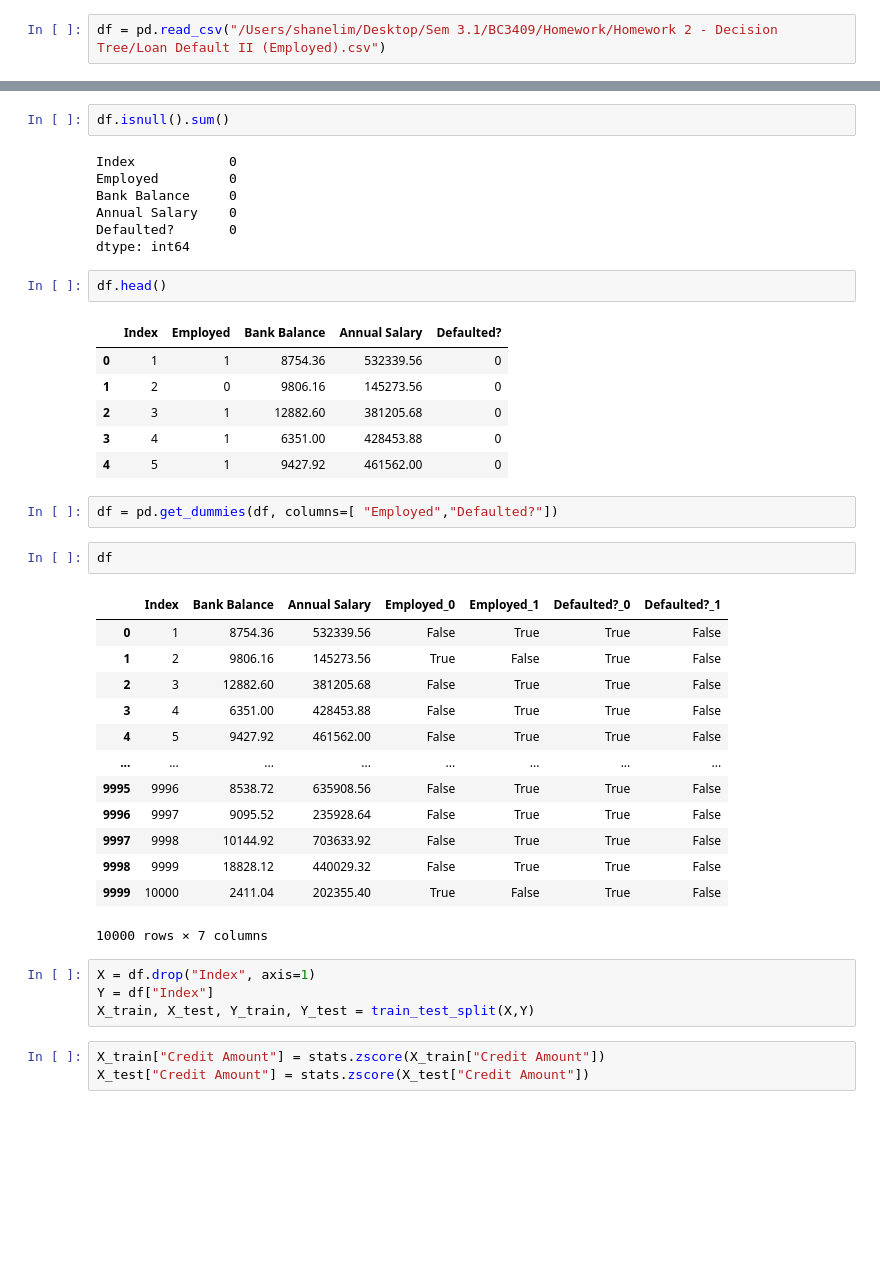
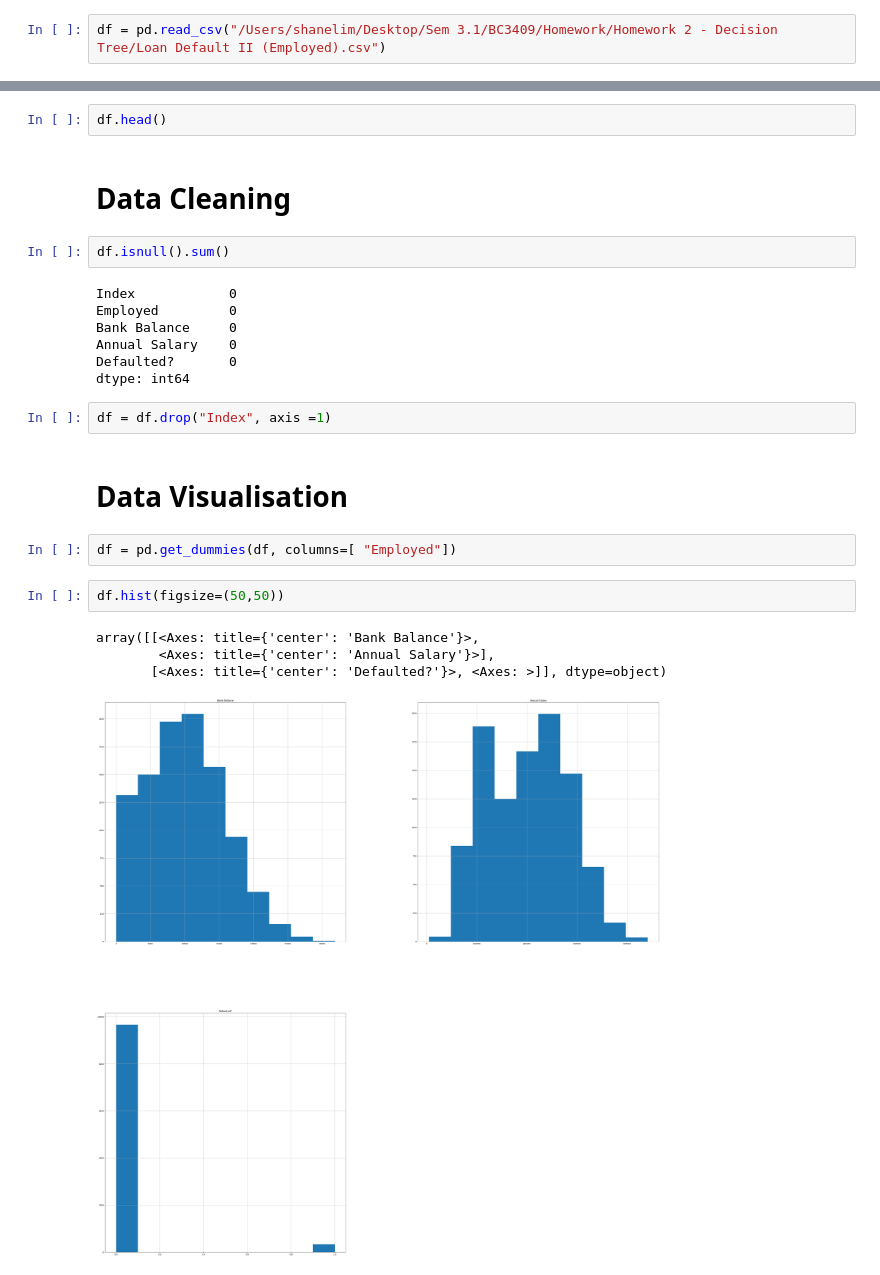
Before and after one commit to shanelze/bc3409-homework2, a Jupyter notebook: Homework2_ShaneLim.ipynb, the cells around one changed output, grey strips where cells are left out. Drawn from its saved outputs; the diff is of its cells as text; blank space fills up the shorter version.

```diff
--- a/Homework2_ShaneLim.ipynb
+++ b/Homework2_ShaneLim.ipynb
@@ -13,3 +52,7 @@ df = pd.read_csv("/Users/shanelim/Desktop/Sem 3.1/BC3409/Homework/Homework 2 - D
+# %%
+df.head()
+# %% [markdown]
+# Data Cleaning
 # %%
 df.isnull().sum()
 # %% [output]
@@ -19,37 +62,16 @@ Bank Balance     0
 Annual Salary    0
 Defaulted?       0
 dtype: int64
-# %%
-df.head()
-# %% [output]
-|  | Index | Employed | Bank Balance | Annual Salary | Defaulted? |
-| 0 | 1 | 1 | 8754.36 | 532339.56 | 0 |
-| 1 | 2 | 0 | 9806.16 | 145273.56 | 0 |
-| 2 | 3 | 1 | 12882.60 | 381205.68 | 0 |
-| 3 | 4 | 1 | 6351.00 | 428453.88 | 0 |
-| 4 | 5 | 1 | 9427.92 | 461562.00 | 0 |
+# %%
+df = df.drop("Index", axis =1)
+# %% [markdown]
+# Data Visualisation
 # %%
-df = pd.get_dummies(df, columns=[ "Employed","Defaulted?"])
+df = pd.get_dummies(df, columns=[ "Employed"])
-# %%
-df
-# %% [output]
-|  | Index | Bank Balance | Annual Salary | Employed_0 | Employed_1 | Defaulted?_0 | Defaulted?_1 |
-| 0 | 1 | 8754.36 | 532339.56 | False | True | True | False |
-| 1 | 2 | 9806.16 | 145273.56 | True | False | True | False |
-| 2 | 3 | 12882.60 | 381205.68 | False | True | True | False |
-| 3 | 4 | 6351.00 | 428453.88 | False | True | True | False |
-| 4 | 5 | 9427.92 | 461562.00 | False | True | True | False |
-| ... | ... | ... | ... | ... | ... | ... | ... |
-| 9995 | 9996 | 8538.72 | 635908.56 | False | True | True | False |
-| 9996 | 9997 | 9095.52 | 235928.64 | False | True | True | False |
-| 9997 | 9998 | 10144.92 | 703633.92 | False | True | True | False |
-| 9998 | 9999 | 18828.12 | 440029.32 | False | True | True | False |
-| 9999 | 10000 | 2411.04 | 202355.40 | True | False | True | False |
-10000 rows × 7 columns
-# %%
-X = df.drop("Index", axis=1)
-Y = df["Index"]
-X_train, X_test, Y_train, Y_test = train_test_split(X,Y)
-# %%
-X_train["Credit Amount"] = stats.zscore(X_train["Credit Amount"])
-X_test["Credit Amount"] = stats.zscore(X_test["Credit Amount"])
+# %%
+df.hist(figsize=(50,50))
+# %% [output]
+array([[<Axes: title={'center': 'Bank Balance'}>,
+        <Axes: title={'center': 'Annual Salary'}>],
+       [<Axes: title={'center': 'Defaulted?'}>, <Axes: >]], dtype=object)
+[figure, added]
```
Also changed, not shown: parts of 19 cells of this notebook, 3 other files.
